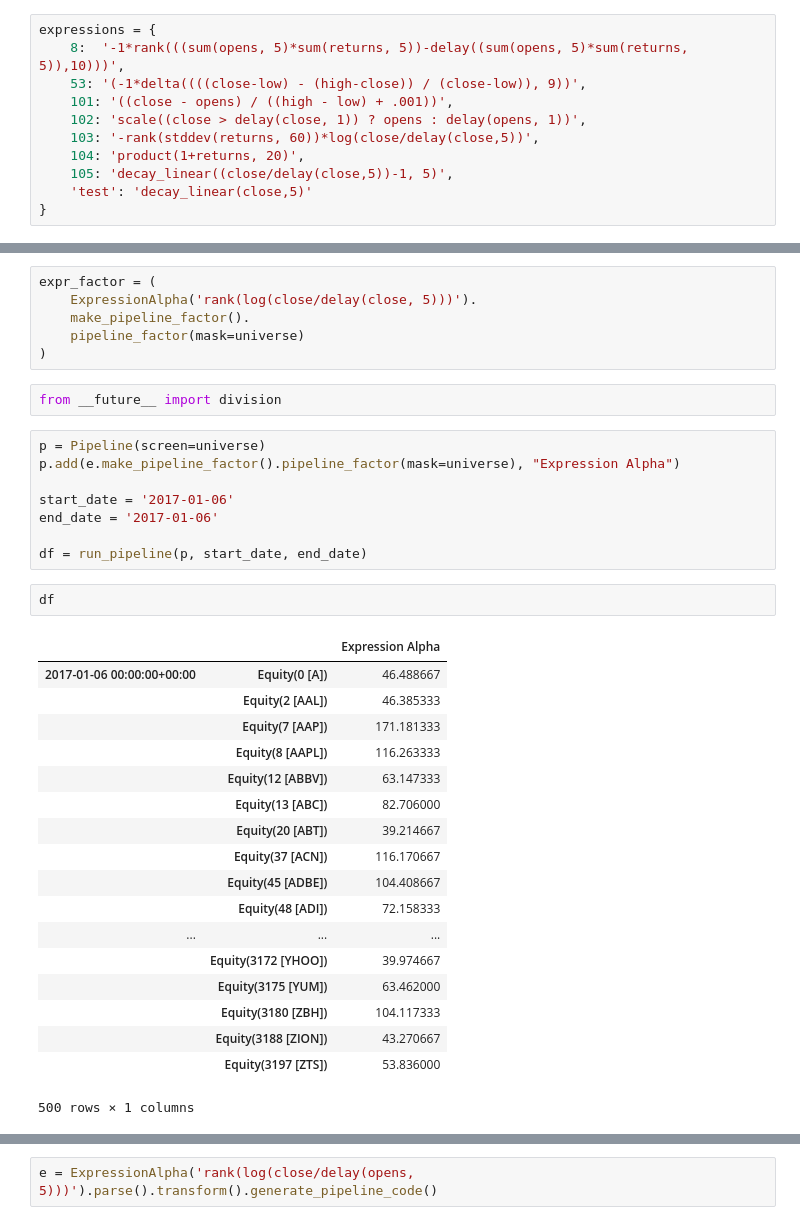
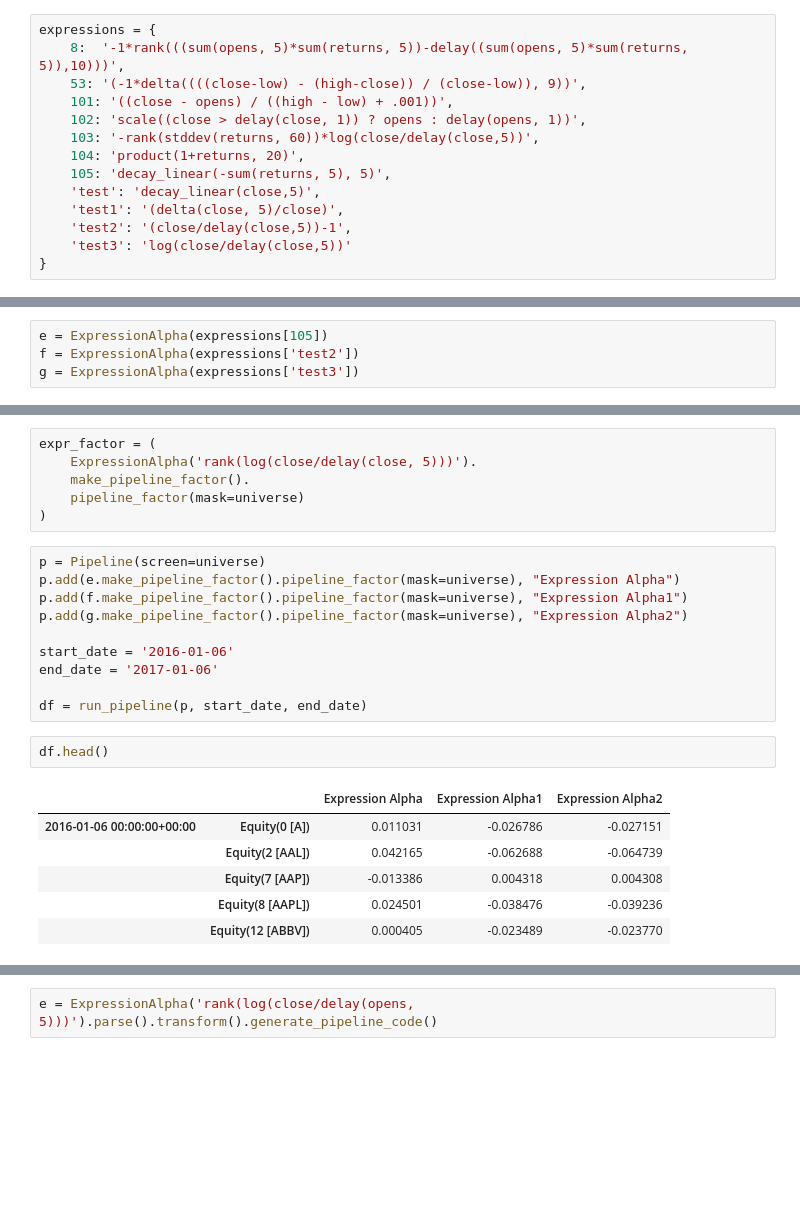
Before and after one commit to marketneutral/alphatools, a Jupyter notebook: notebooks/expression-alphas.ipynb, the cells around one changed output, grey strips where cells are left out. Cells and saved outputs as stored; diff of their text form; blank space fills up the shorter version.

```diff
--- a/notebooks/expression-alphas.ipynb
+++ b/notebooks/expression-alphas.ipynb
@@ -14,6 +14,9 @@ expressions = {
     102: 'scale((close > delay(close, 1)) ? opens : delay(opens, 1))',
     103: '-rank(stddev(returns, 60))*log(close/delay(close,5))',
     104: 'product(1+returns, 20)',
-    105: 'decay_linear((close/delay(close,5))-1, 5)',
-    'test': 'decay_linear(close,5)'
+    105: 'decay_linear(-sum(returns, 5), 5)',
+    'test': 'decay_linear(close,5)',
+    'test1': '(delta(close, 5)/close)',
+    'test2': '(close/delay(close,5))-1',
+    'test3': 'log(close/delay(close,5))'
 }
@@ -22,3 +23,7 @@ e = ExpressionAlpha(expressions['test'])
+# %%
+e = ExpressionAlpha(expressions[105])
+f = ExpressionAlpha(expressions['test2'])
+g = ExpressionAlpha(expressions['test3'])
 # %%
 e.parse()
 print(e.tree.pretty())
@@ -50,37 +61,25 @@ expr_factor = (
     make_pipeline_factor().
     pipeline_factor(mask=universe)
 )
-# %%
-from __future__ import division
 # %%
 p = Pipeline(screen=universe)
 p.add(e.make_pipeline_factor().pipeline_factor(mask=universe), "Expression Alpha")
+p.add(f.make_pipeline_factor().pipeline_factor(mask=universe), "Expression Alpha1")
+p.add(g.make_pipeline_factor().pipeline_factor(mask=universe), "Expression Alpha2")
 
-start_date = '2017-01-06'
+start_date = '2016-01-06'
 end_date = '2017-01-06'
 
 df = run_pipeline(p, start_date, end_date)
 # %%
-df
+df.head()
 # %% [output]
-|  |  | Expression Alpha |
-| 2017-01-06 00:00:00+00:00 | Equity(0 [A]) | 46.488667 |
-|  | Equity(2 [AAL]) | 46.385333 |
-|  | Equity(7 [AAP]) | 171.181333 |
-|  | Equity(8 [AAPL]) | 116.263333 |
-|  | Equity(12 [ABBV]) | 63.147333 |
-|  | Equity(13 [ABC]) | 82.706000 |
-|  | Equity(20 [ABT]) | 39.214667 |
-|  | Equity(37 [ACN]) | 116.170667 |
-|  | Equity(45 [ADBE]) | 104.408667 |
-|  | Equity(48 [ADI]) | 72.158333 |
-| ... | ... | ... |
-|  | Equity(3172 [YHOO]) | 39.974667 |
-|  | Equity(3175 [YUM]) | 63.462000 |
-|  | Equity(3180 [ZBH]) | 104.117333 |
-|  | Equity(3188 [ZION]) | 43.270667 |
-|  | Equity(3197 [ZTS]) | 53.836000 |
+|  |  | Expression Alpha | Expression Alpha1 | Expression Alpha2 |
+| 2016-01-06 00:00:00+00:00 | Equity(0 [A]) | 0.011031 | -0.026786 | -0.027151 |
+|  | Equity(2 [AAL]) | 0.042165 | -0.062688 | -0.064739 |
+|  | Equity(7 [AAP]) | -0.013386 | 0.004318 | 0.004308 |
+|  | Equity(8 [AAPL]) | 0.024501 | -0.038476 | -0.039236 |
+|  | Equity(12 [ABBV]) | 0.000405 | -0.023489 | -0.023770 |
-500 rows × 1 columns
 # %%
 make_factor_plot(df, start_date, end_date);
 # %% [output]
```
Also changed, not shown: parts of 6 cells of this notebook, 1 other file.
